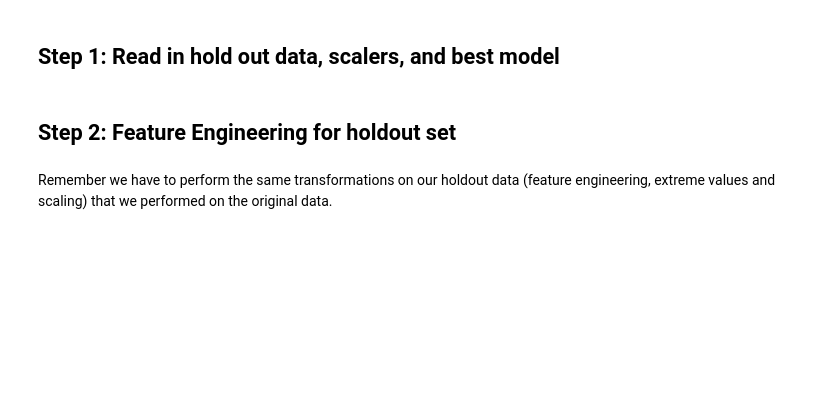
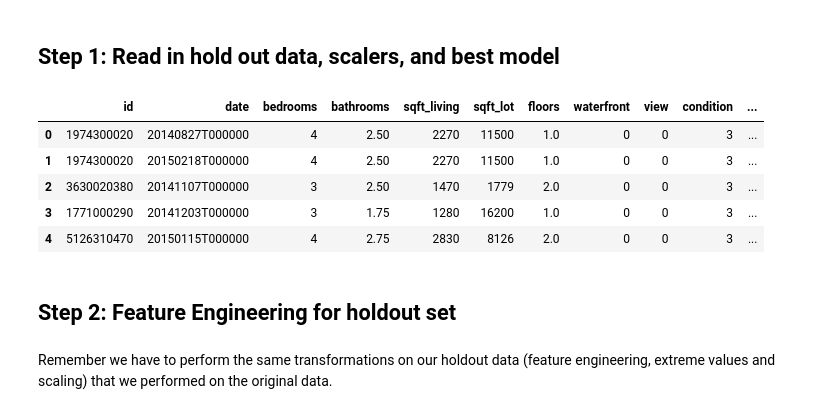
Before and after one commit to ykfarhan/predicting-kings-county-housing-price, a Jupyter notebook: Predict_holdout.ipynb, the cells around one changed output. Drawn from its saved outputs; the diff is of its cells as text; code cells hidden in the pictures; blank space fills up the shorter version.

```diff
--- a/Predict_holdout.ipynb
+++ b/Predict_holdout.ipynb
@@ -4,4 +19,4 @@ pd.set_option('display.max_columns', 300)
 # %% [markdown]
 ## Step 1: Read in hold out data, scalers, and best model
 # %%
-# holdout = pd.read_csv('resources/movies_holdout_features.csv', index_col=0)
+holdout = pd.read_csv('kc_house_data_test_features.csv', index_col=0)
@@ -10,0 +23,9 @@ pd.set_option('display.max_columns', 300)
+# %%
+holdout.head()
+# %% [output]
+|  | id | date | bedrooms | bathrooms | sqft_living | sqft_lot | floors | waterfront | view | condition | ... |
+| 0 | 1974300020 | 20140827T000000 | 4 | 2.50 | 2270 | 11500 | 1.0 | 0 | 0 | 3 | ... |
+| 1 | 1974300020 | 20150218T000000 | 4 | 2.50 | 2270 | 11500 | 1.0 | 0 | 0 | 3 | ... |
+| 2 | 3630020380 | 20141107T000000 | 3 | 2.50 | 1470 | 1779 | 2.0 | 0 | 0 | 3 | ... |
+| 3 | 1771000290 | 20141203T000000 | 3 | 1.75 | 1280 | 16200 | 1.0 | 0 | 0 | 3 | ... |
+| 4 | 5126310470 | 20150115T000000 | 4 | 2.75 | 2830 | 8126 | 2.0 | 0 | 0 | 3 | ... |
```
Also changed, not shown: parts of 21 cells of this notebook, 6 other files.
